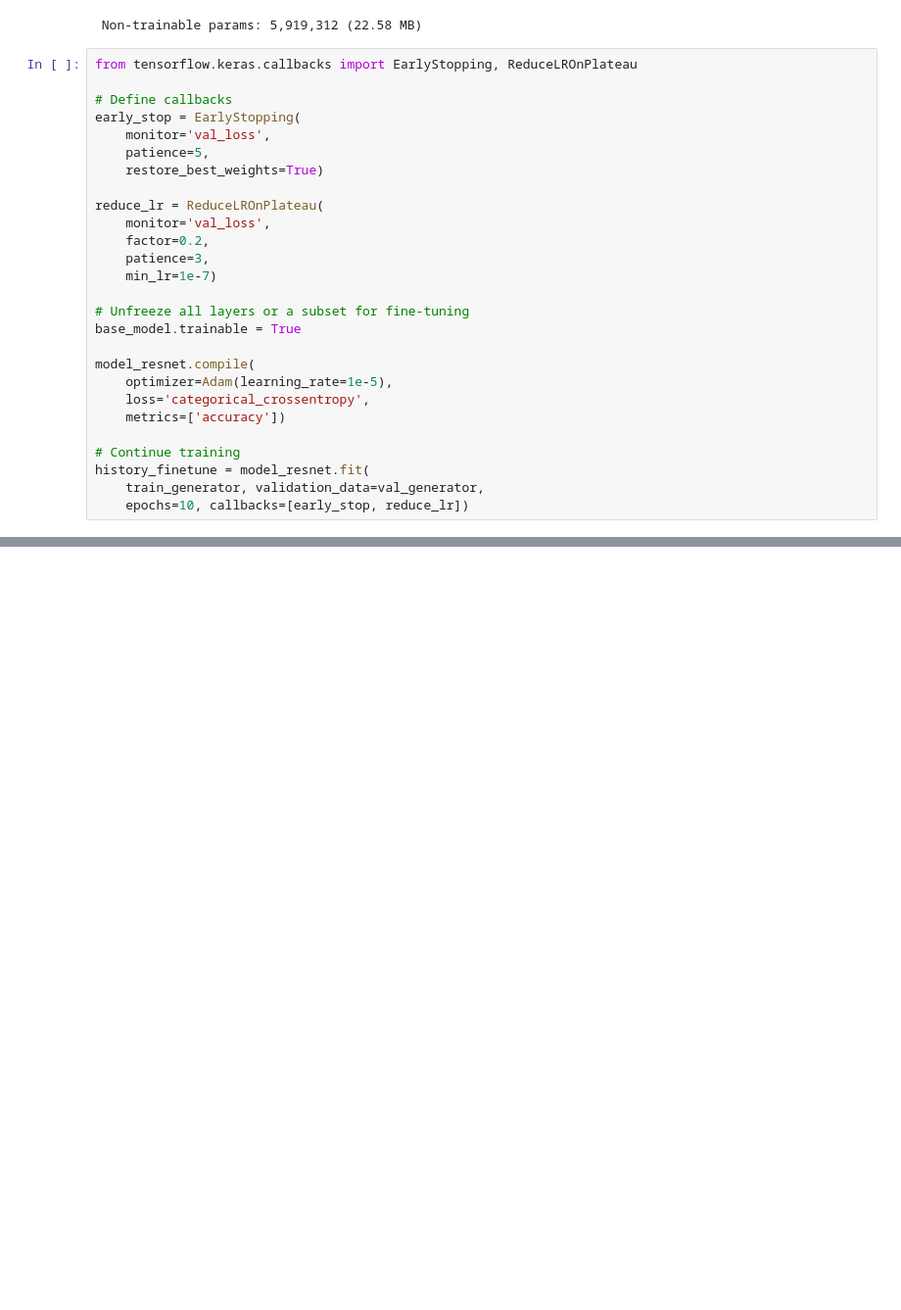
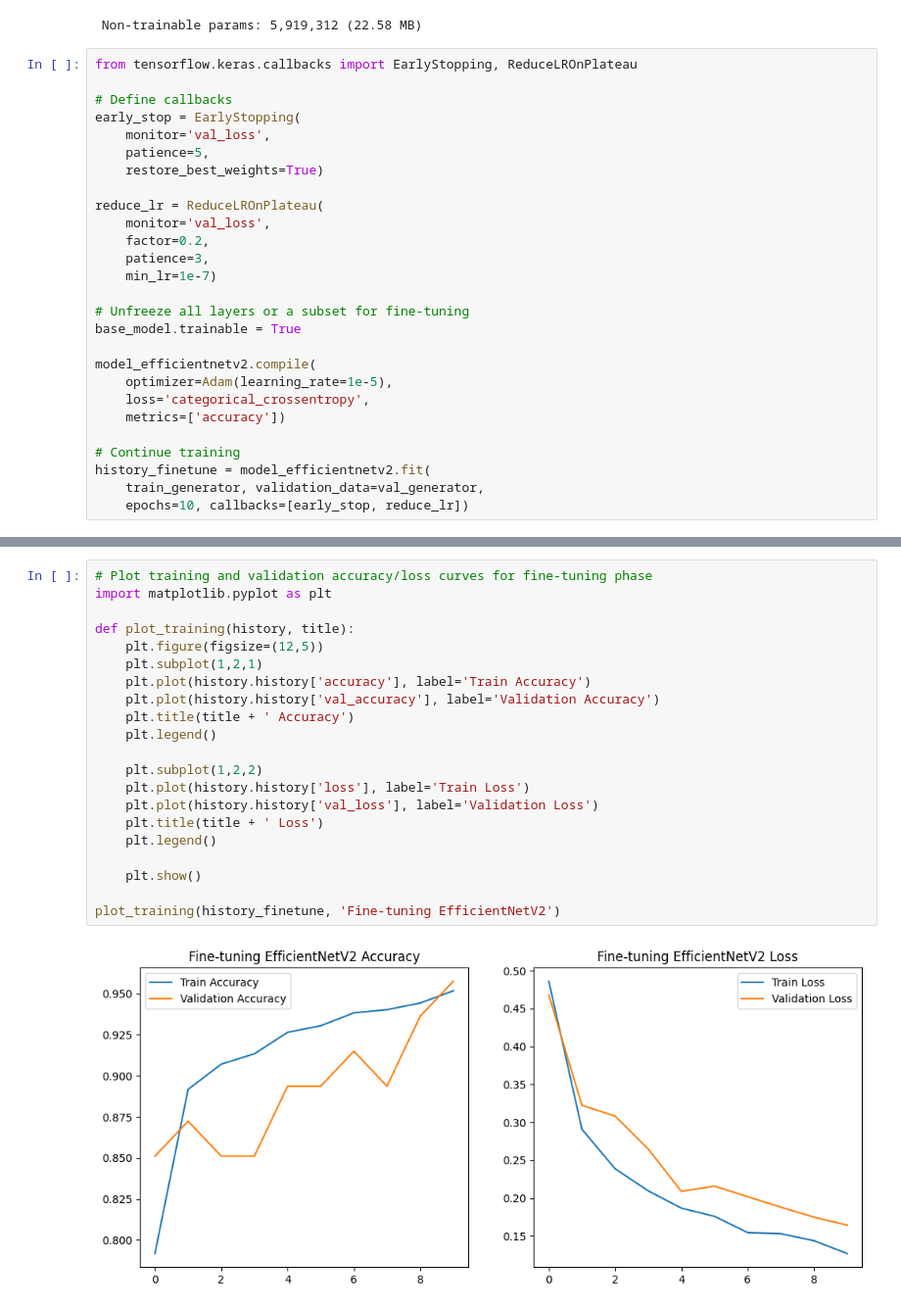
Before and after one commit to AbdullahIbneAziz/Chest-X-Ray-Detection, a Jupyter notebook: model.ipynb, the cells around one changed output, grey strips where cells are left out. Shown at 98% size. Drawn from its saved outputs; the diff is of its cells as text; blank space fills up the shorter version.

```diff
--- a/model.ipynb
+++ b/model.ipynb
@@ -161,12 +161,12 @@ reduce_lr = ReduceLROnPlateau(
 # Unfreeze all layers or a subset for fine-tuning
 base_model.trainable = True
 
-model_resnet.compile(
+model_efficientnetv2.compile(
     optimizer=Adam(learning_rate=1e-5),
     loss='categorical_crossentropy',
     metrics=['accuracy'])
 
 # Continue training
-history_finetune = model_resnet.fit(
+history_finetune = model_efficientnetv2.fit(
     train_generator, validation_data=val_generator,
     epochs=10, callbacks=[early_stop, reduce_lr])
@@ -172,0 +216,23 @@ history_finetune = model_resnet.fit(
+# %%
+# Plot training and validation accuracy/loss curves for fine-tuning phase
+import matplotlib.pyplot as plt
+
+def plot_training(history, title):
+    plt.figure(figsize=(12,5))
+    plt.subplot(1,2,1)
+    plt.plot(history.history['accuracy'], label='Train Accuracy')
+    plt.plot(history.history['val_accuracy'], label='Validation Accuracy')
+    plt.title(title + ' Accuracy')
+    plt.legend()
+
+    plt.subplot(1,2,2)
+    plt.plot(history.history['loss'], label='Train Loss')
+    plt.plot(history.history['val_loss'], label='Validation Loss')
+    plt.title(title + ' Loss')
+    plt.legend()
+
+    plt.show()
+
+plot_training(history_finetune, 'Fine-tuning EfficientNetV2')
+# %% [output]
+[figure, added]
```
Also changed, not shown: parts of 6 cells of this notebook.
